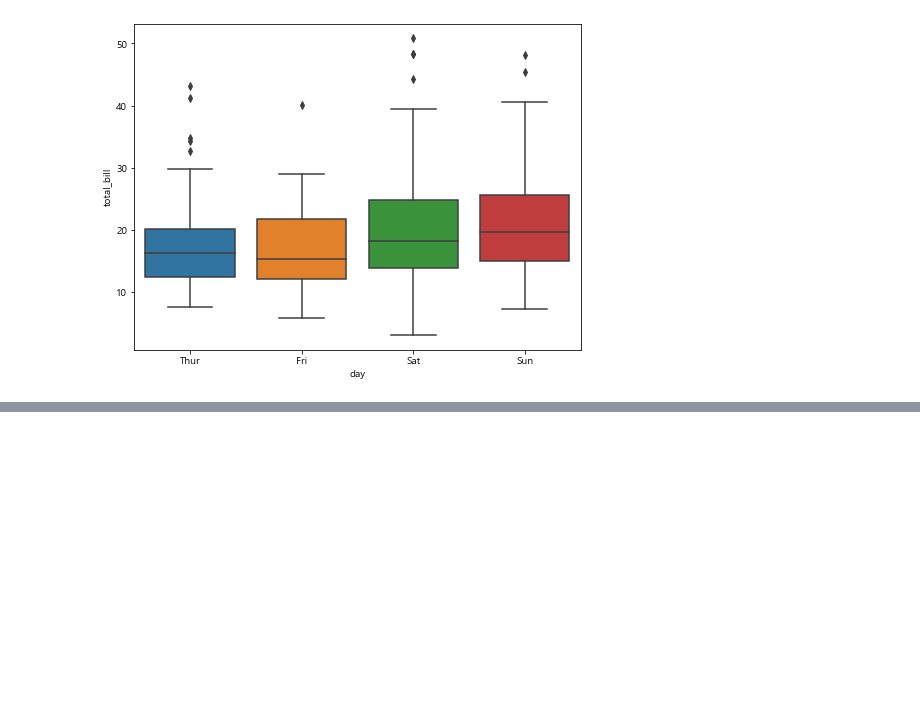
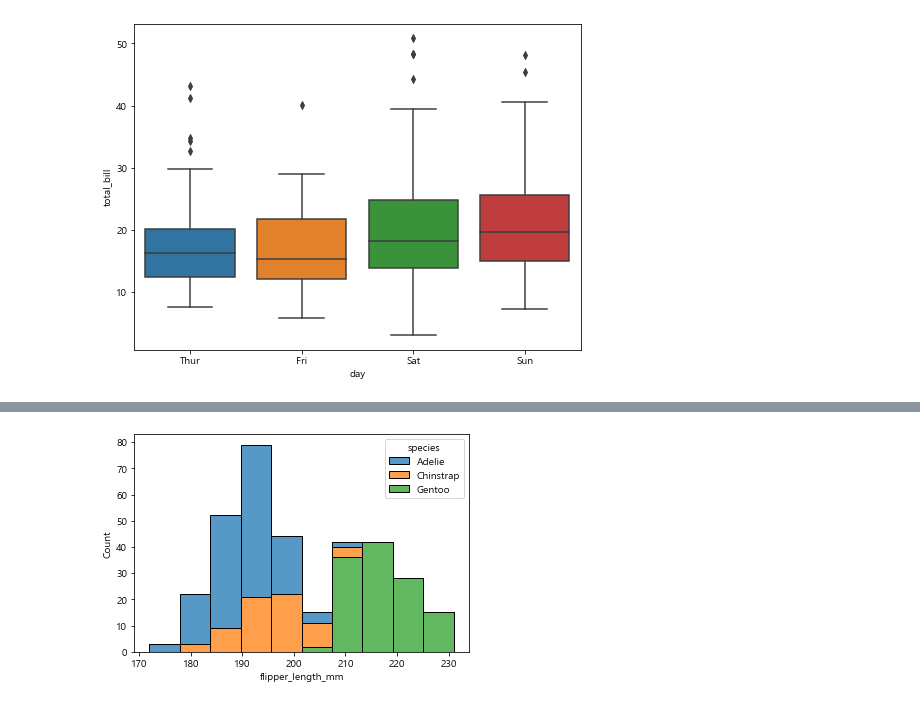
Before and after one commit to sso8910/Python, a Jupyter notebook: 분석및시각화/20220923_유방암data.ipynb, the cells around one changed output, grey strips where cells are left out. Cells and saved outputs as stored; diff of their text form; code cells hidden in the pictures; blank space fills up the shorter version.

```diff
--- a/분석및시각화/20220923_유방암data.ipynb
+++ b/분석및시각화/20220923_유방암data.ipynb
@@ -141,0 +170,6 @@ plt.show()
+# %%
+#multiple='stack'을 쓰면 겹치지 않고 겹겹이 위로 쌓임
+sns.histplot(data=penguins, x='flipper_length_mm', hue='species',multiple='stack')
+plt.show()
+# %% [output]
+[figure, added]
```
Also changed, not shown: parts of 16 cells of this notebook, 1 other file.
